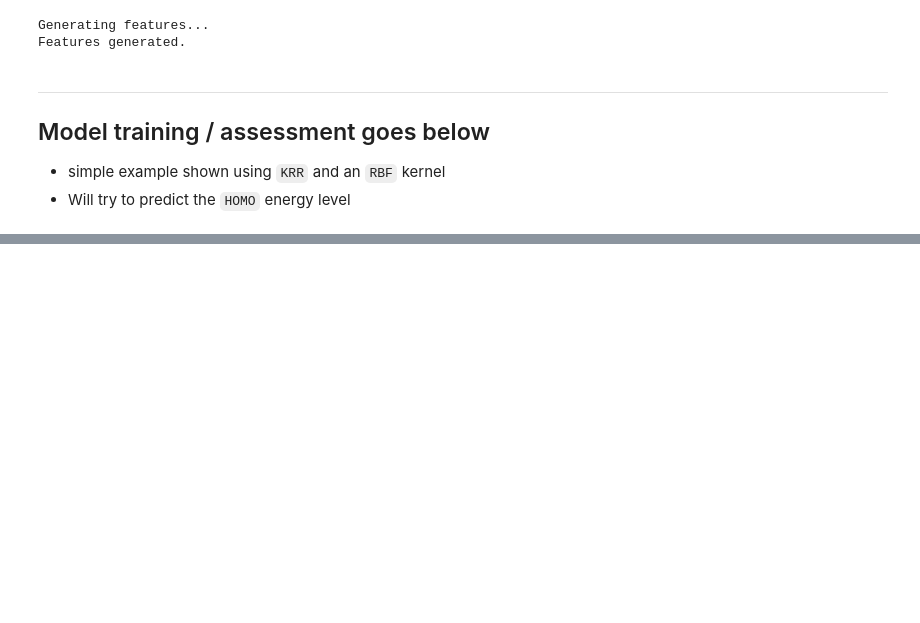
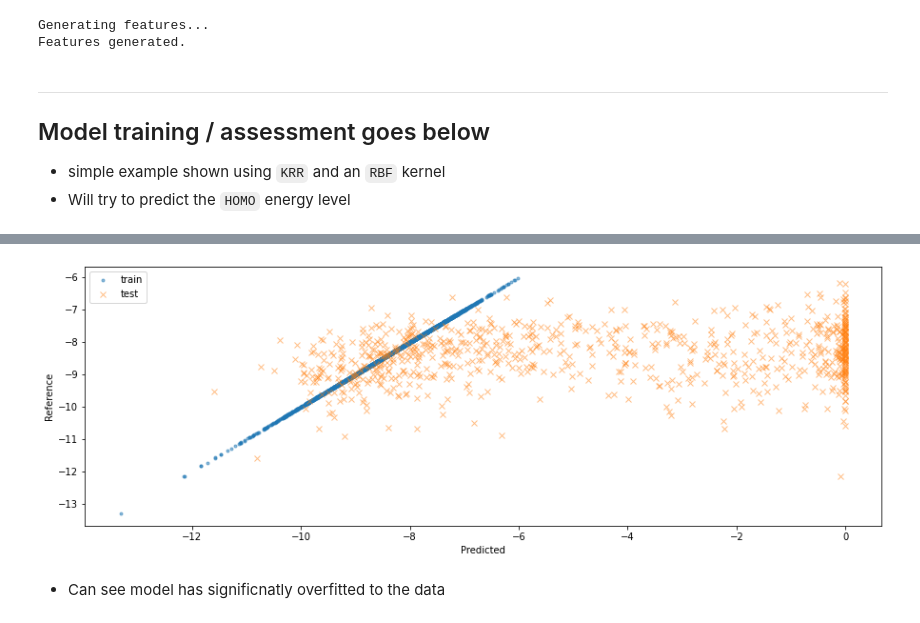
Before and after one commit to billalsohail/ML4MC, a Jupyter notebook: Workflow_Template.ipynb, the cells around one changed output, grey strips where cells are left out. Saved outputs shown, nothing was run; the diff lists cells and outputs as text; code cells hidden in the pictures; blank space fills up the shorter version.

```diff
--- a/Workflow_Template.ipynb
+++ b/Workflow_Template.ipynb
@@ -141,0 +145,2 @@ model = KernelRidge(kernel='rbf', alpha=1.0)  # default alpha but could
+# %%
+grid.fit(X_train, y_train)
@@ -141,0 +158,3 @@ model = KernelRidge(kernel='rbf', alpha=1.0)  # default alpha but could
+# %%
+estimator = grid.best_estimator_
+print(F'Optimal alpha value from range is : {estimator.alpha}')
@@ -142,3 +163,3 @@ model = KernelRidge(kernel='rbf', alpha=1.0)  # default alpha but could
 # %%
-model.fit(X_tr, y_tr)
+estimator.fit(X_tr, y_tr)
 # %% [output]
@@ -146,7 +167,7 @@ KernelRidge(alpha=1, coef0=1, degree=3, gamma=None, kernel='rbf',
             kernel_params=None)
 # %%
-y_pred_tr = model.predict(X_tr)
-y_pred_cv = model.predict(X_cv)
+y_pred_tr = estimator.predict(X_tr)
+y_pred_cv = estimator.predict(X_cv)
 # %%
 for s, pred, ref in zip(('train', 'cv'), (y_pred_tr, y_pred_cv), (y_tr, y_cv)):
   mse = mean_squared_error(ref, pred)
@@ -158,0 +180,12 @@ cv : mse=30.094, r2=-45.846
+# %%
+plt.figure(figsize=(15, 5))
+plt.plot(y_pred_tr, y_tr, '.', alpha=0.5, label='train')
+plt.plot(y_pred_cv, y_cv, 'x', alpha=0.5, label='test')
+plt.xlabel('Predicted')
+plt.ylabel('Reference')
+plt.legend()
+plt.show()
+# %% [output]
+[figure, added]
+# %% [markdown]
+* Can see model has significnatly overfitted to the data
```
Also changed, not shown: parts of 8 cells of this notebook.
